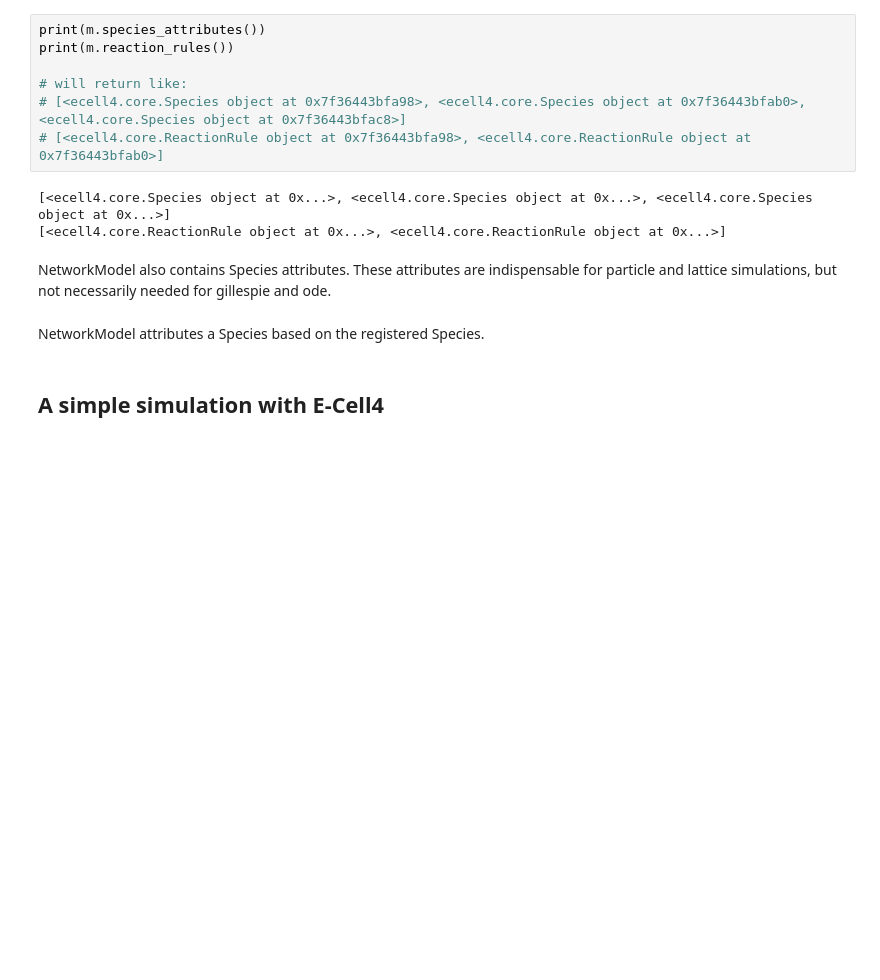
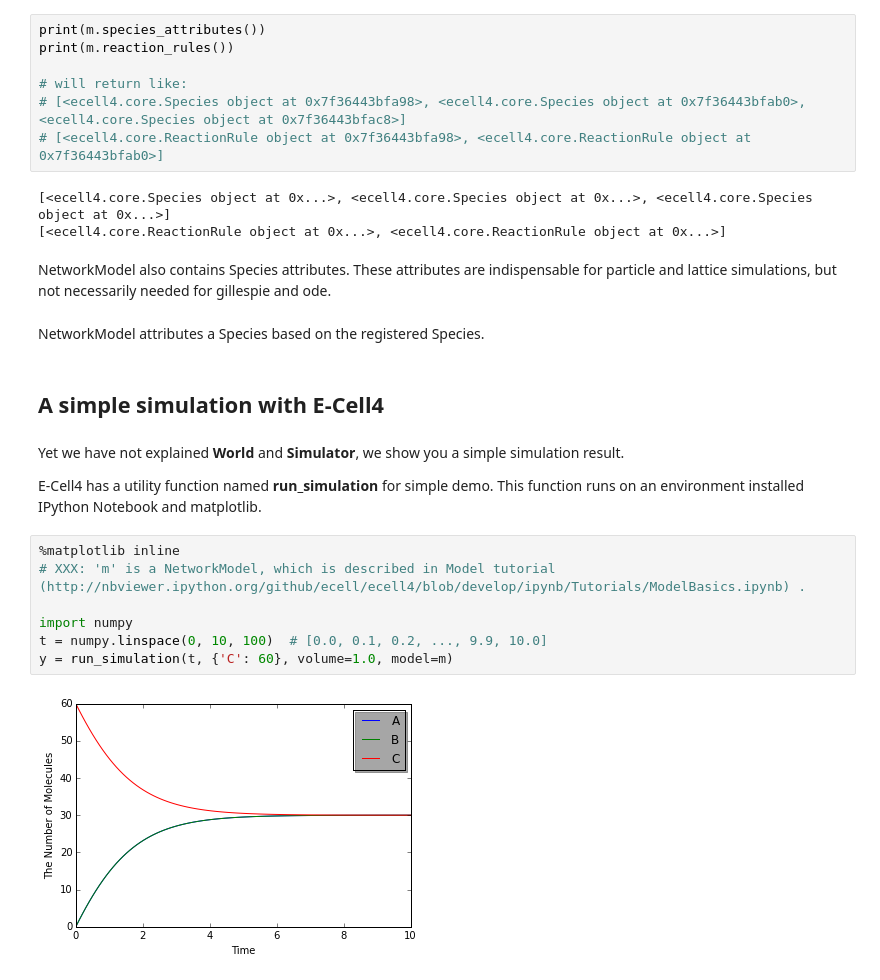
Before and after one commit to ecell/ecell4_base, a Jupyter notebook: ipynb/Tutorials/ModelBasics.ipynb, the cells around one changed output. Cells and saved outputs as stored; diff of their text form; blank space fills up the shorter version.

Commit message:
add simple simulation to Model basic ipynb

```diff
--- a/ipynb/Tutorials/ModelBasics.ipynb
+++ b/ipynb/Tutorials/ModelBasics.ipynb
@@ -111,3 +111,17 @@ NetworkModel also contains Species attributes. These attributes are indispensabl
 NetworkModel attributes a Species based on the registered Species.
 # %% [markdown]
 ## A simple simulation with E-Cell4
+# %% [markdown]
+Yet we have not explained **World** and **Simulator**, we show you a simple simulation result.
+
+E-Cell4 has a utility function named **run_simulation** for simple demo.
+This function runs on an environment installed IPython Notebook and matplotlib.
+# %%
+%matplotlib inline
+# XXX: 'm' is a NetworkModel, which is described in Model tutorial (http://nbviewer.ipython.org/github/ecell/ecell4/blob/develop/ipynb/Tutorials/ModelBasics.ipynb) .
+
+import numpy
+t = numpy.linspace(0, 10, 100)  # [0.0, 0.1, 0.2, ..., 9.9, 10.0]
+y = run_simulation(t, {'C': 60}, volume=1.0, model=m)
+# %% [output]
+[figure, added]
```
Also changed, not shown: parts of 4 cells of this notebook.
